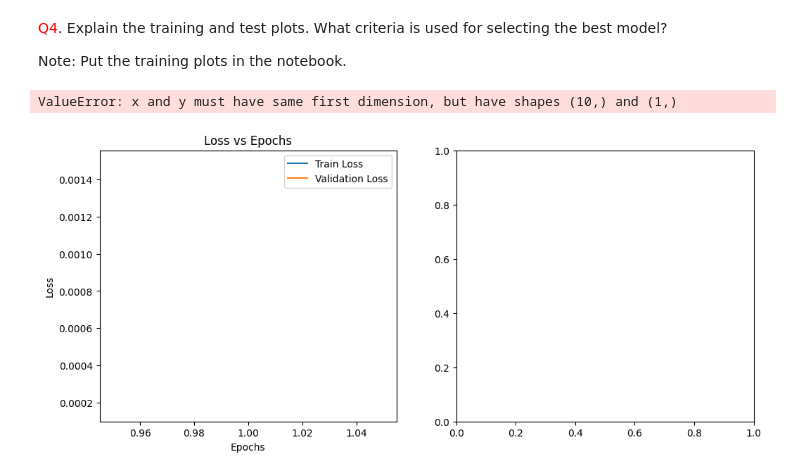
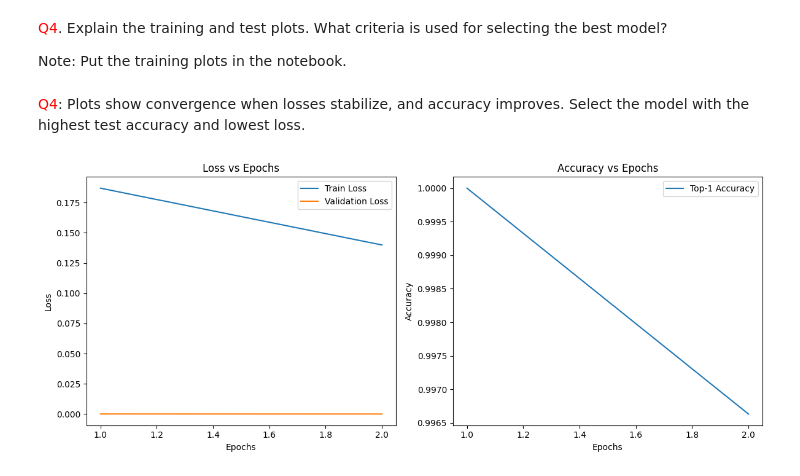
Before and after one commit to SeZven/Digital-Image-Processing-and-Computer-Vision, a Jupyter notebook: Lab3/Lab3_Image_Classification.ipynb, the cells around one changed output. Saved outputs shown, nothing was run; the diff lists cells and outputs as text; code cells hidden in the pictures.

```diff
--- a/Lab3/Lab3_Image_Classification.ipynb
+++ b/Lab3/Lab3_Image_Classification.ipynb
@@ -345,13 +351,17 @@ criterion = nn.CrossEntropyLoss() # for multi-class classification
 best_fitness = 0.0
 # %%
 # Number of epochs
-epochs = 10
+epochs = 2#10
 t0 = time.time()
 TQDM_BAR_FORMAT = '{l_bar}{bar:10}{r_bar}'
 
 from copy import deepcopy
 from datetime import datetime
 # %%
+train_losses = []
+val_losses = []
+accuracies = []
+
 for epoch in range(epochs):  # loop over the dataset multiple times
     tloss, vloss, fitness = 0.0, 0.0, 0.0  # train loss, val loss, fitness
     model.train() #setting model weight for training or activating gradient calculation
@@ -430,37 +440,42 @@ for epoch in range(epochs):  # loop over the dataset multiple times
         if best_fitness == fitness:
             torch.save(ckpt, best)
         del ckpt
+
+    train_losses.append(tloss)
+    val_losses.append(vloss)
+    accuracies.append(fitness)
 # %% [markdown]
 <span style="color:Red">Q4</span>. Explain the training and test plots. What criteria is used for selecting the best model?
 
 Note: Put the training plots in the notebook.
+# %% [markdown]
+<span style="color:Red">Q4</span>: Plots show convergence when losses stabilize, and accuracy improves. Select the model with the highest test accuracy and lowest loss.
 # %%
 # Training and Test Plots
 import matplotlib.pyplot as plt
 
 # Define epochs
 epochs_range = range(1, epochs + 1)
 
 # Plot losses
 plt.figure(figsize=(12, 5))
 plt.subplot(1, 2, 1)
-plt.plot(epochs_range[0], tloss, label="Train Loss")
-plt.plot(epochs_range[0], vloss, label="Validation Loss")
+plt.plot(epochs_range, train_losses, label="Train Loss")
+plt.plot(epochs_range, val_losses, label="Validation Loss")
 plt.xlabel("Epochs")
 plt.ylabel("Loss")
 plt.legend()
 plt.title("Loss vs Epochs")
 
 # Plot Accuracy
 plt.subplot(1, 2, 2)
-plt.plot(epochs_range[0], fitness, label="Top-1 Accuracy")
+plt.plot(epochs_range, accuracies, label="Top-1 Accuracy")
 plt.xlabel("Epochs")
 plt.ylabel("Accuracy")
 plt.legend()
 plt.title("Accuracy vs Epochs")
 
 plt.tight_layout()
 plt.show()
 # %% [output]
-ValueError: x and y must have same first dimension, but have shapes (10,) and (1,)
-[figure, old version]
+[figure, new version]
```
Also changed, not shown: parts of 4 cells of this notebook, 4 other files.
